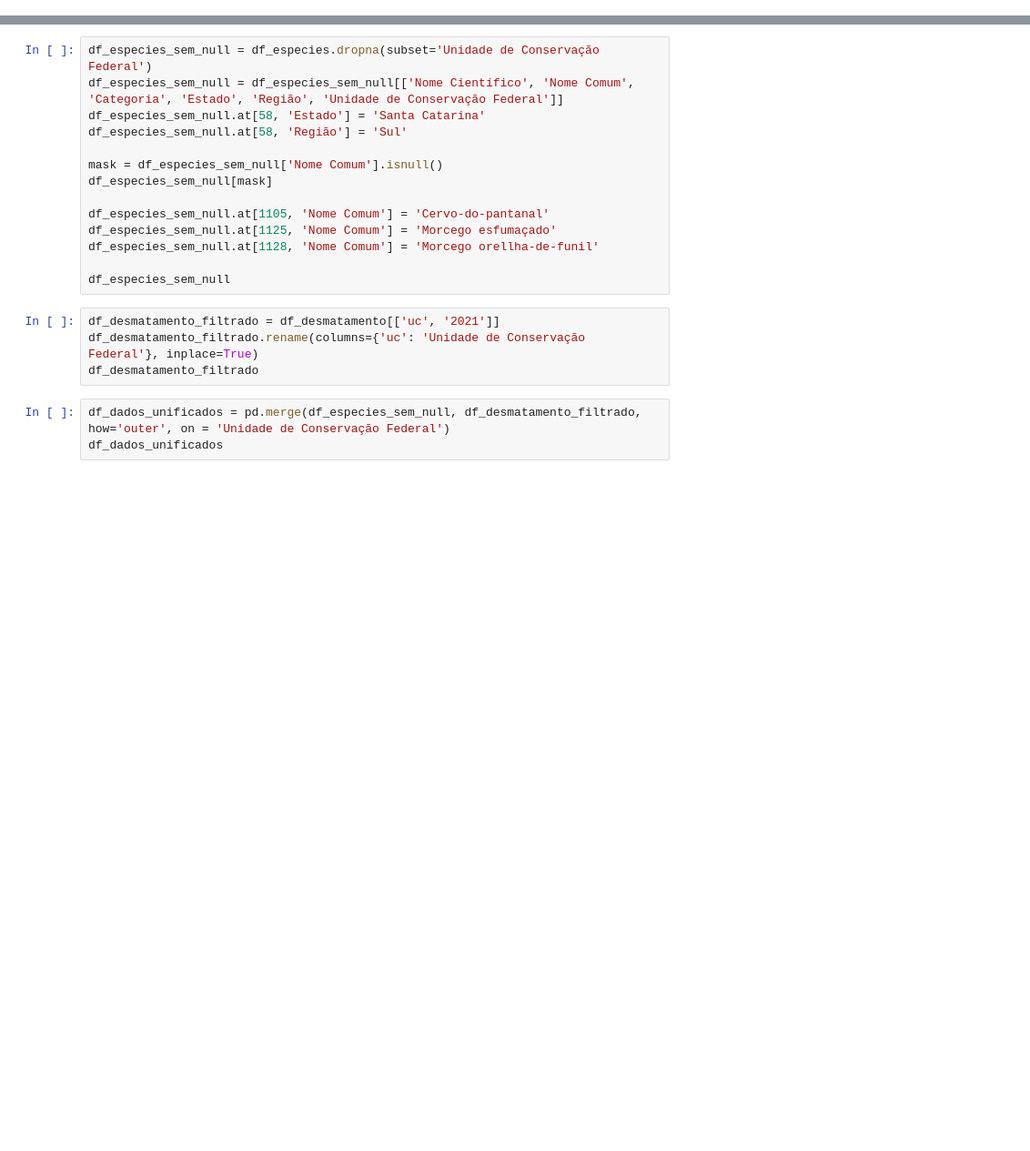
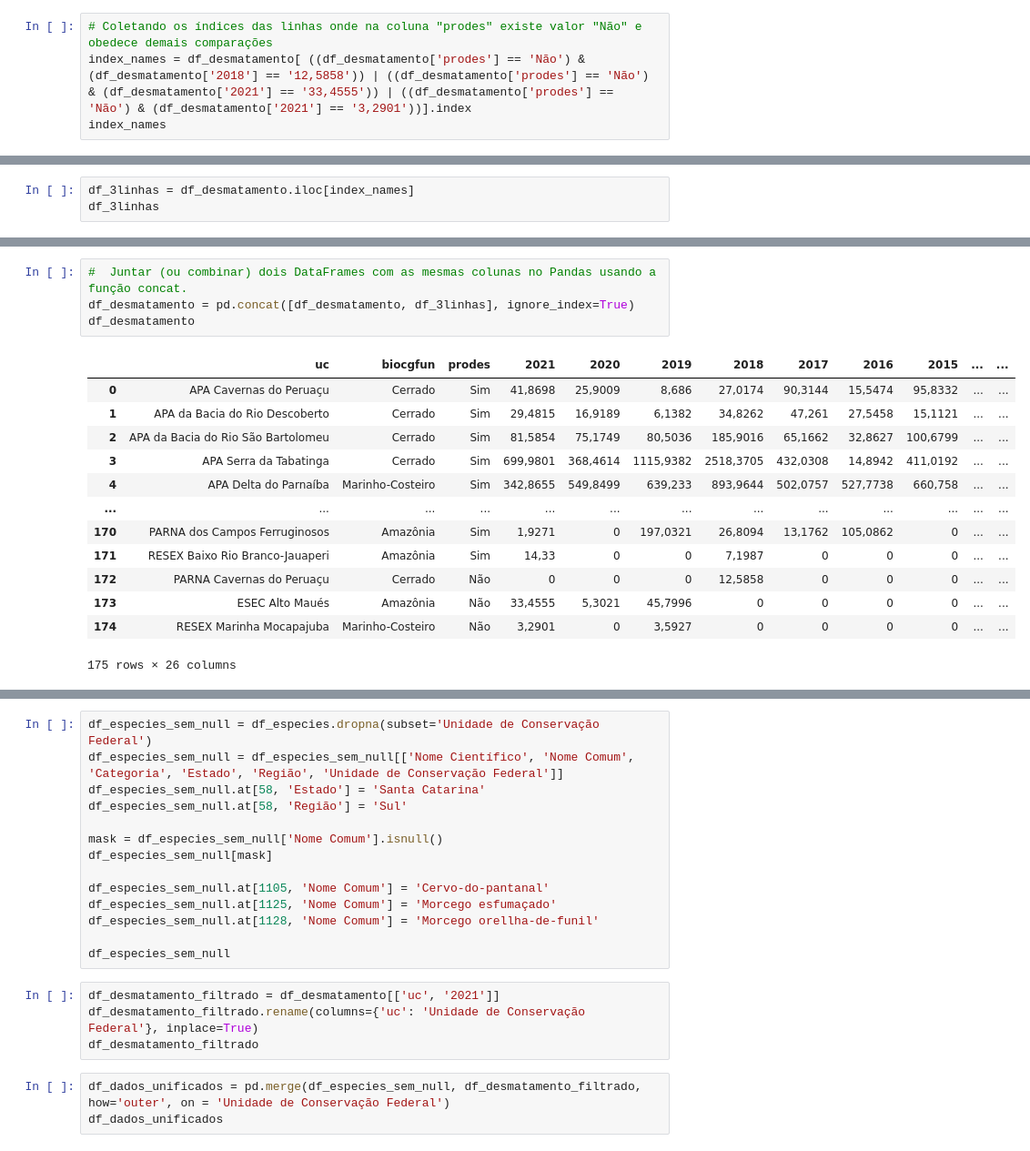
Before and after one commit to Joelson-Ferreira/TecnicasDeProgramacao1, a Jupyter notebook: Analysis - Joe.ipynb, the cells around one changed output, grey strips where cells are left out. Shown at 91% size. Cells and saved outputs as stored; diff of their text form; blank space fills up the shorter version.

```diff
--- a/Analysis - Joe.ipynb
+++ b/Analysis - Joe.ipynb
@@ -5,0 +82,4 @@ import matplotlib as plt
+# %%
+# Coletando os índices das linhas onde na coluna "prodes" existe valor "Não" e obedece demais comparações
+index_names = df_desmatamento[ ((df_desmatamento['prodes'] == 'Não') & (df_desmatamento['2018'] == '12,5858')) | ((df_desmatamento['prodes'] == 'Não') & (df_desmatamento['2021'] == '33,4555')) | ((df_desmatamento['prodes'] == 'Não') & (df_desmatamento['2021'] == '3,2901'))].index
+index_names
@@ -5,0 +101,3 @@ import matplotlib as plt
+# %%
+df_3linhas = df_desmatamento.iloc[index_names]
+df_3linhas
@@ -5,0 +137,18 @@ import matplotlib as plt
+# %%
+#  Juntar (ou combinar) dois DataFrames com as mesmas colunas no Pandas usando a função concat.
+df_desmatamento = pd.concat([df_desmatamento, df_3linhas], ignore_index=True)
+df_desmatamento
+# %% [output]
+|  | uc | biocgfun | prodes | 2021 | 2020 | 2019 | 2018 | 2017 | 2016 | 2015 | ... | ... |
+| 0 | APA Cavernas do Peruaçu | Cerrado | Sim | 41,8698 | 25,9009 | 8,686 | 27,0174 | 90,3144 | 15,5474 | 95,8332 | ... | ... |
+| 1 | APA da Bacia do Rio Descoberto | Cerrado | Sim | 29,4815 | 16,9189 | 6,1382 | 34,8262 | 47,261 | 27,5458 | 15,1121 | ... | ... |
+| 2 | APA da Bacia do Rio São Bartolomeu | Cerrado | Sim | 81,5854 | 75,1749 | 80,5036 | 185,9016 | 65,1662 | 32,8627 | 100,6799 | ... | ... |
+| 3 | APA Serra da Tabatinga | Cerrado | Sim | 699,9801 | 368,4614 | 1115,9382 | 2518,3705 | 432,0308 | 14,8942 | 411,0192 | ... | ... |
+| 4 | APA Delta do Parnaíba | Marinho-Costeiro | Sim | 342,8655 | 549,8499 | 639,233 | 893,9644 | 502,0757 | 527,7738 | 660,758 | ... | ... |
+| ... | ... | ... | ... | ... | ... | ... | ... | ... | ... | ... | ... | ... |
+| 170 | PARNA dos Campos Ferruginosos | Amazônia | Sim | 1,9271 | 0 | 197,0321 | 26,8094 | 13,1762 | 105,0862 | 0 | ... | ... |
+| 171 | RESEX Baixo Rio Branco-Jauaperi | Amazônia | Sim | 14,33 | 0 | 0 | 7,1987 | 0 | 0 | 0 | ... | ... |
+| 172 | PARNA Cavernas do Peruaçu | Cerrado | Não | 0 | 0 | 0 | 12,5858 | 0 | 0 | 0 | ... | ... |
+| 173 | ESEC Alto Maués | Amazônia | Não | 33,4555 | 5,3021 | 45,7996 | 0 | 0 | 0 | 0 | ... | ... |
+| 174 | RESEX Marinha Mocapajuba | Marinho-Costeiro | Não | 3,2901 | 0 | 3,5927 | 0 | 0 | 0 | 0 | ... | ... |
+175 rows × 26 columns
```
Also changed, not shown: parts of 22 cells of this notebook, 2 other files.
